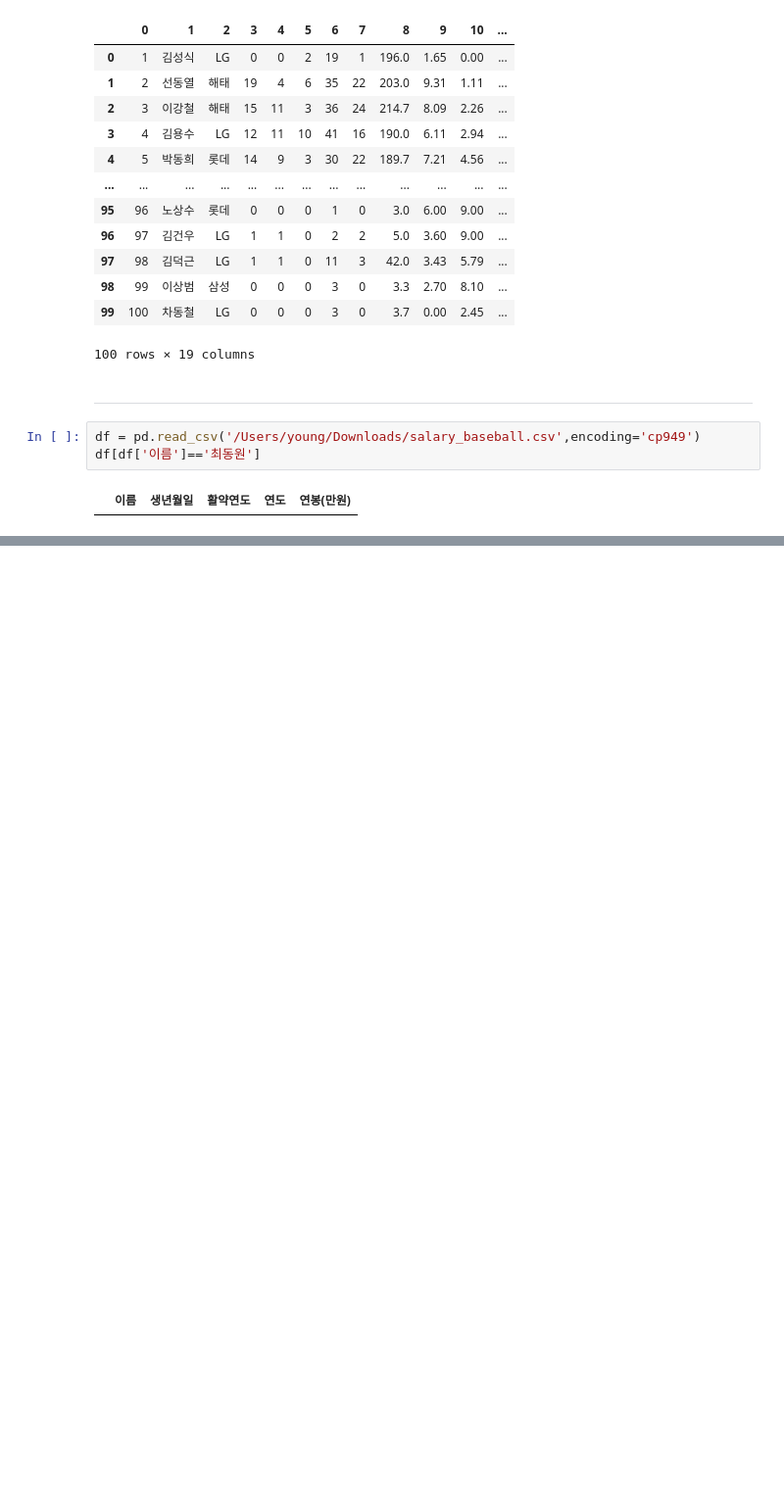
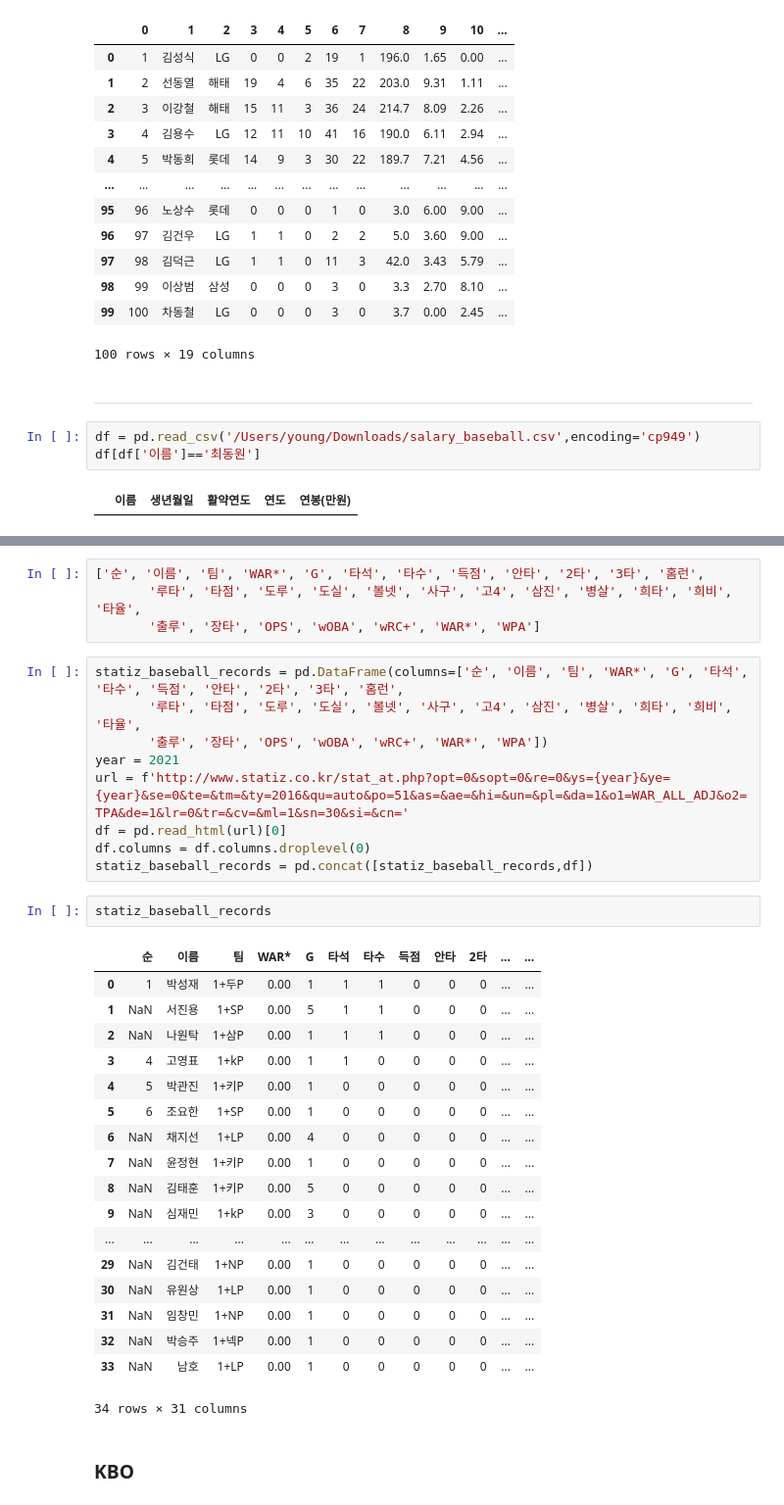
Before and after one commit to skadudd/adDev, a Jupyter notebook: DA_study/project/kbo_earnings.ipynb, the cells around one changed output, grey strips where cells are left out. Shown at 98% size. Saved outputs shown, nothing was run; the diff lists cells and outputs as text; blank space fills up the shorter version.

```diff
--- a/DA_study/project/kbo_earnings.ipynb
+++ b/DA_study/project/kbo_earnings.ipynb
@@ -112,0 +139,36 @@ df
+# %%
+['순', '이름', '팀', 'WAR*', 'G', '타석', '타수', '득점', '안타', '2타', '3타', '홈런',
+       '루타', '타점', '도루', '도실', '볼넷', '사구', '고4', '삼진', '병살', '희타', '희비', '타율',
+       '출루', '장타', 'OPS', 'wOBA', 'wRC+', 'WAR*', 'WPA']
+# %%
+statiz_baseball_records = pd.DataFrame(columns=['순', '이름', '팀', 'WAR*', 'G', '타석', '타수', '득점', '안타', '2타', '3타', '홈런',
+       '루타', '타점', '도루', '도실', '볼넷', '사구', '고4', '삼진', '병살', '희타', '희비', '타율',
+       '출루', '장타', 'OPS', 'wOBA', 'wRC+', 'WAR*', 'WPA'])
+year = 2021
+url = f'http://www.statiz.co.kr/stat_at.php?opt=0&sopt=0&re=0&ys={year}&ye={year}&se=0&te=&tm=&ty=2016&qu=auto&po=51&as=&ae=&hi=&un=&pl=&da=1&o1=WAR_ALL_ADJ&o2=TPA&de=1&lr=0&tr=&cv=&ml=1&sn=30&si=&cn='
+df = pd.read_html(url)[0]
+df.columns = df.columns.droplevel(0)
+statiz_baseball_records = pd.concat([statiz_baseball_records,df])
+# %%
+statiz_baseball_records
+# %% [output]
+|  | 순 | 이름 | 팀 | WAR* | G | 타석 | 타수 | 득점 | 안타 | 2타 | ... | ... |
+| 0 | 1 | 박성재 | 1+두P | 0.00 | 1 | 1 | 1 | 0 | 0 | 0 | ... | ... |
+| 1 | NaN | 서진용 | 1+SP | 0.00 | 5 | 1 | 1 | 0 | 0 | 0 | ... | ... |
+| 2 | NaN | 나원탁 | 1+삼P | 0.00 | 1 | 1 | 1 | 0 | 0 | 0 | ... | ... |
+| 3 | 4 | 고영표 | 1+kP | 0.00 | 1 | 1 | 0 | 0 | 0 | 0 | ... | ... |
+| 4 | 5 | 박관진 | 1+키P | 0.00 | 1 | 0 | 0 | 0 | 0 | 0 | ... | ... |
+| 5 | 6 | 조요한 | 1+SP | 0.00 | 1 | 0 | 0 | 0 | 0 | 0 | ... | ... |
+| 6 | NaN | 채지선 | 1+LP | 0.00 | 4 | 0 | 0 | 0 | 0 | 0 | ... | ... |
+| 7 | NaN | 윤정현 | 1+키P | 0.00 | 1 | 0 | 0 | 0 | 0 | 0 | ... | ... |
+| 8 | NaN | 김태훈 | 1+키P | 0.00 | 5 | 0 | 0 | 0 | 0 | 0 | ... | ... |
+| 9 | NaN | 심재민 | 1+kP | 0.00 | 3 | 0 | 0 | 0 | 0 | 0 | ... | ... |
+| ... | ... | ... | ... | ... | ... | ... | ... | ... | ... | ... | ... | ... |
+| 29 | NaN | 김건태 | 1+NP | 0.00 | 1 | 0 | 0 | 0 | 0 | 0 | ... | ... |
+| 30 | NaN | 유원상 | 1+LP | 0.00 | 1 | 0 | 0 | 0 | 0 | 0 | ... | ... |
+| 31 | NaN | 임창민 | 1+NP | 0.00 | 1 | 0 | 0 | 0 | 0 | 0 | ... | ... |
+| 32 | NaN | 박승주 | 1+넥P | 0.00 | 1 | 0 | 0 | 0 | 0 | 0 | ... | ... |
+| 33 | NaN | 남호 | 1+LP | 0.00 | 1 | 0 | 0 | 0 | 0 | 0 | ... | ... |
+34 rows × 31 columns
+# %% [markdown]
+### KBO
```
Also changed, not shown: parts of 20 cells of this notebook.
